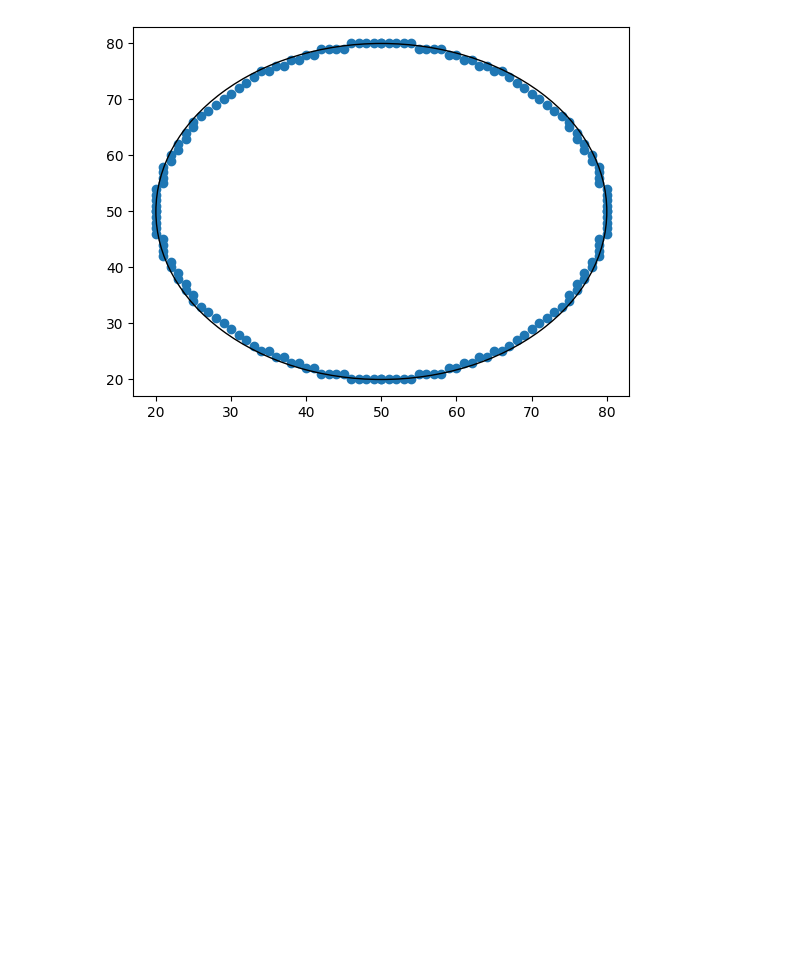
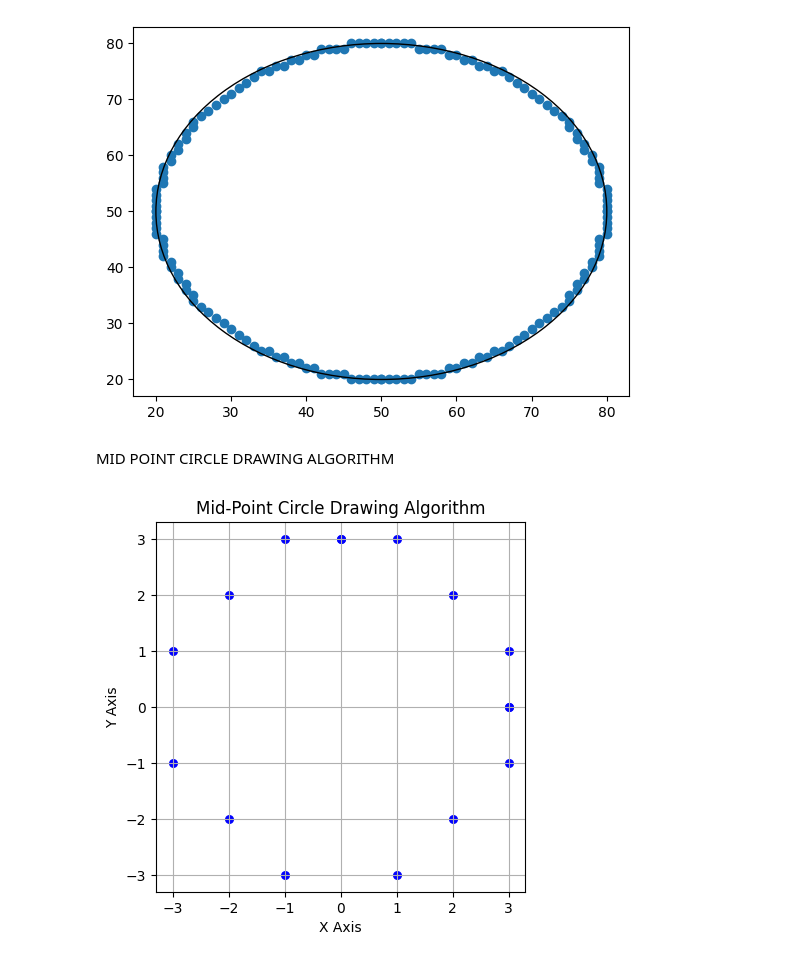
Before and after one commit to Aryann15/Graphics-assignments, a Jupyter notebook: GRAPHICS.ipynb, the cells around one changed output. Cells and saved outputs as stored; diff of their text form; code cells hidden in the pictures; blank space fills up the shorter version.

Commit message:
Mid point circle

```diff
--- a/GRAPHICS.ipynb
+++ b/GRAPHICS.ipynb
@@ -184,3 +184,74 @@ plt.gcf().gca().add_artist(circle)
 plt.show()
 # %% [output]
 [figure]
+# %% [markdown]
+MID POINT CIRCLE DRAWING ALGORITHM
+# %%
+
+
+import matplotlib.pyplot as plt
+
+def midPointCircleDraw(x_centre, y_centre, r):
+    x = r
+    y = 0
+
+    x_coordinates = []
+    y_coordinates = []
+
+    x_coordinates.append(x + x_centre)
+    y_coordinates.append(y + y_centre)
+
+    # When radius is zero only a single point will be plotted
+    if r > 0:
+        x_coordinates.append(x + x_centre)
+        y_coordinates.append(-y + y_centre)
+        x_coordinates.append(y + x_centre)
+        y_coordinates.append(x + y_centre)
+        x_coordinates.append(-y + x_centre)
+        y_coordinates.append(x + y_centre)
+
+    # Initialising the value of P
+    P = 1 - r
+
+    while x > y:
+        y += 1
+
+        # Mid-point inside or on the perimeter
+        if P <= 0:
+            P = P + 2 * y + 1
+
+        # Mid-point outside the perimeter
+        else:
+            x -= 1
+            P = P + 2 * y - 2 * x + 1
+
+        # All the perimeter points have already been added to the lists
+        if x < y:
+            break
+
+        # Adding the generated point and its reflection in other octants
+        x_coordinates.extend([x + x_centre, -x + x_centre, x + x_centre, -x + x_centre])
+        y_coordinates.extend([y + y_centre, y + y_centre, -y + y_centre, -y + y_centre])
+
+        # If the generated point on the line x = y, add the points in the other octants
+        if x != y:
+            x_coordinates.extend([y + x_centre, -y + x_centre, y + x_centre, -y + x_centre])
+            y_coordinates.extend([x + y_centre, x + y_centre, -x + y_centre, -x + y_centre])
+
+    # Create a scatter plot with dots for the coordinates
+    plt.scatter(x_coordinates, y_coordinates, marker='o', s=30, c='b')
+    plt.grid(True)
+
+
+    plt.title("Mid-Point Circle Drawing Algorithm")
+    plt.xlabel("X Axis")
+    plt.ylabel("Y Axis")
+    plt.gca().set_aspect('equal', adjustable='box')
+    plt.show()
+
+# Driver Code
+if __name__ == '__main__':
+    # To draw a circle of radius 3 centered at (0, 0)
+    midPointCircleDraw(0, 0, 3)
+# %% [output]
+[figure, added]
```
